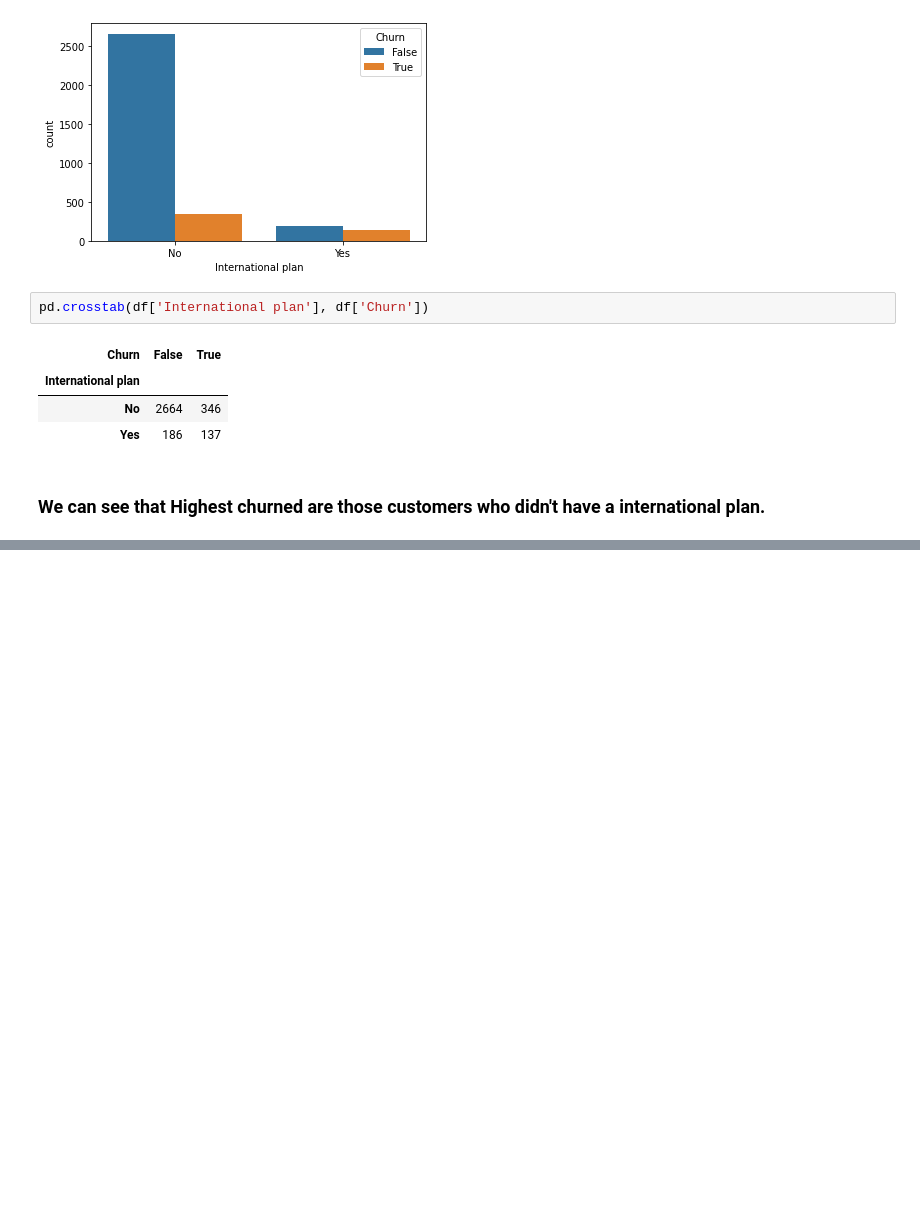
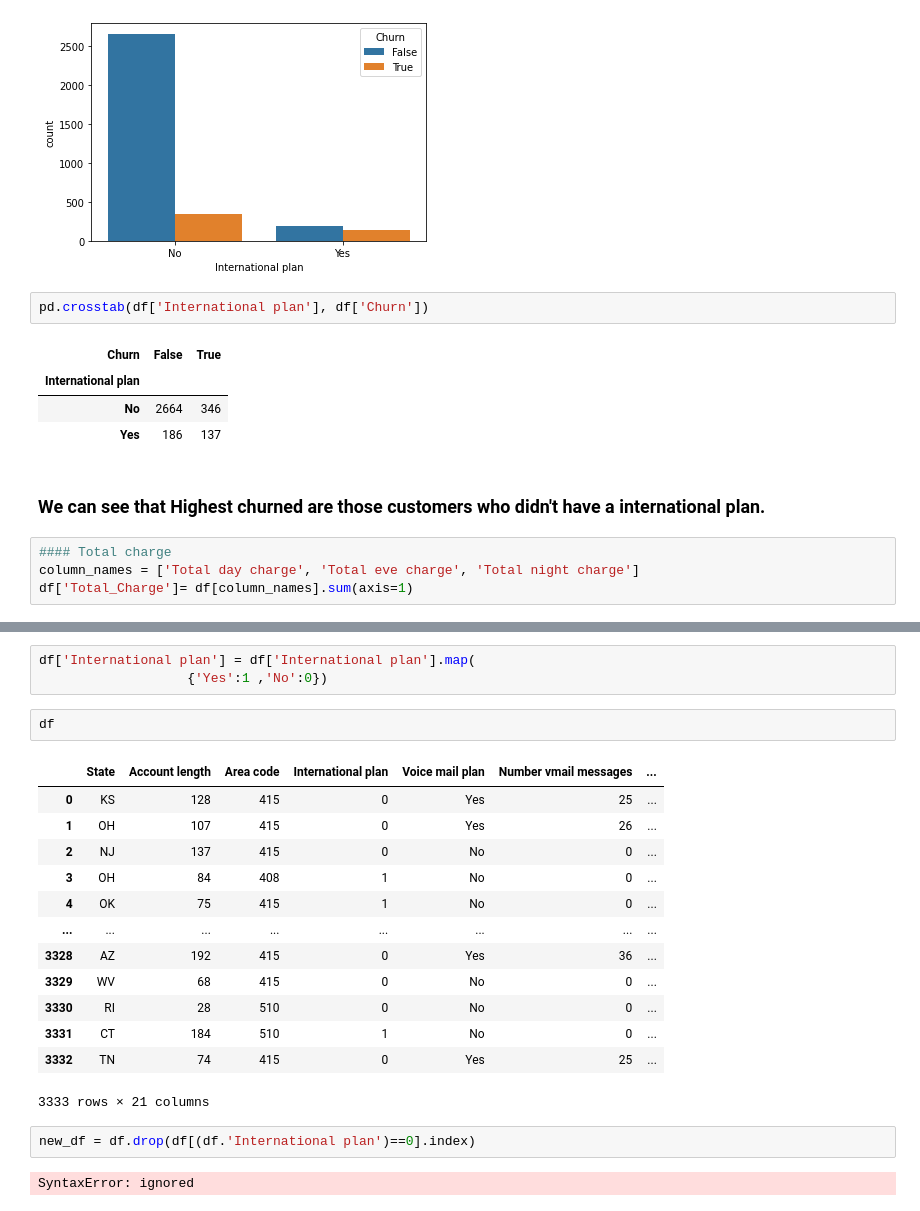
Before and after one commit to jyotirmoy23/jyotirmoy23, a Jupyter notebook: Copy_of_Copy_of_Telecom_Churn_Analysis_Capstone_Project.ipynb, the cells around one changed output, grey strips where cells are left out. Drawn from its saved outputs; the diff is of its cells as text; blank space fills up the shorter version.

```diff
--- a/Copy_of_Copy_of_Telecom_Churn_Analysis_Capstone_Project.ipynb
+++ b/Copy_of_Copy_of_Telecom_Churn_Analysis_Capstone_Project.ipynb
@@ -172,3 +172,7 @@ pd.crosstab(df['International plan'], df['Churn'])
 | Yes | 186 | 137 |
 # %% [markdown]
 ### We can see that Highest churned are those customers who didn't have a international plan.
+# %%
+#### Total charge
+column_names = ['Total day charge', 'Total eve charge', 'Total night charge']
+df['Total_Charge']= df[column_names].sum(axis=1)
@@ -174,0 +188,23 @@ pd.crosstab(df['International plan'], df['Churn'])
+# %%
+df['International plan'] = df['International plan'].map(
+                   {'Yes':1 ,'No':0})
+# %%
+df
+# %% [output]
+|  | State | Account length | Area code | International plan | Voice mail plan | Number vmail messages | ... |
+| 0 | KS | 128 | 415 | 0 | Yes | 25 | ... |
+| 1 | OH | 107 | 415 | 0 | Yes | 26 | ... |
+| 2 | NJ | 137 | 415 | 0 | No | 0 | ... |
+| 3 | OH | 84 | 408 | 1 | No | 0 | ... |
+| 4 | OK | 75 | 415 | 1 | No | 0 | ... |
+| ... | ... | ... | ... | ... | ... | ... | ... |
+| 3328 | AZ | 192 | 415 | 0 | Yes | 36 | ... |
+| 3329 | WV | 68 | 415 | 0 | No | 0 | ... |
+| 3330 | RI | 28 | 510 | 0 | No | 0 | ... |
+| 3331 | CT | 184 | 510 | 1 | No | 0 | ... |
+| 3332 | TN | 74 | 415 | 0 | Yes | 25 | ... |
+3333 rows × 21 columns
+# %%
+new_df = df.drop(df[(df.'International plan')==0].index)
+# %% [output]
+SyntaxError: ignored
```
Also changed, not shown: parts of 3 cells of this notebook.
